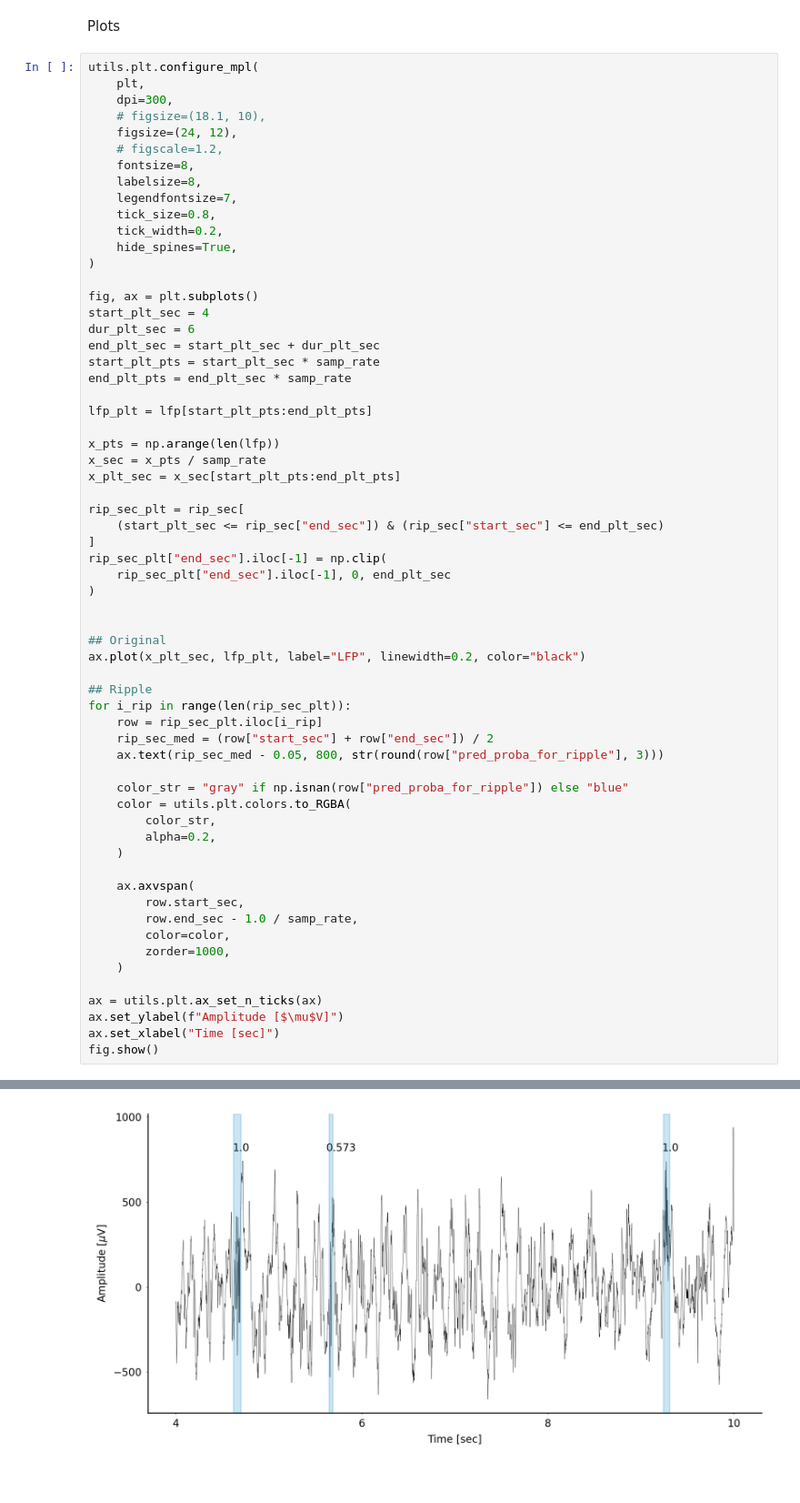
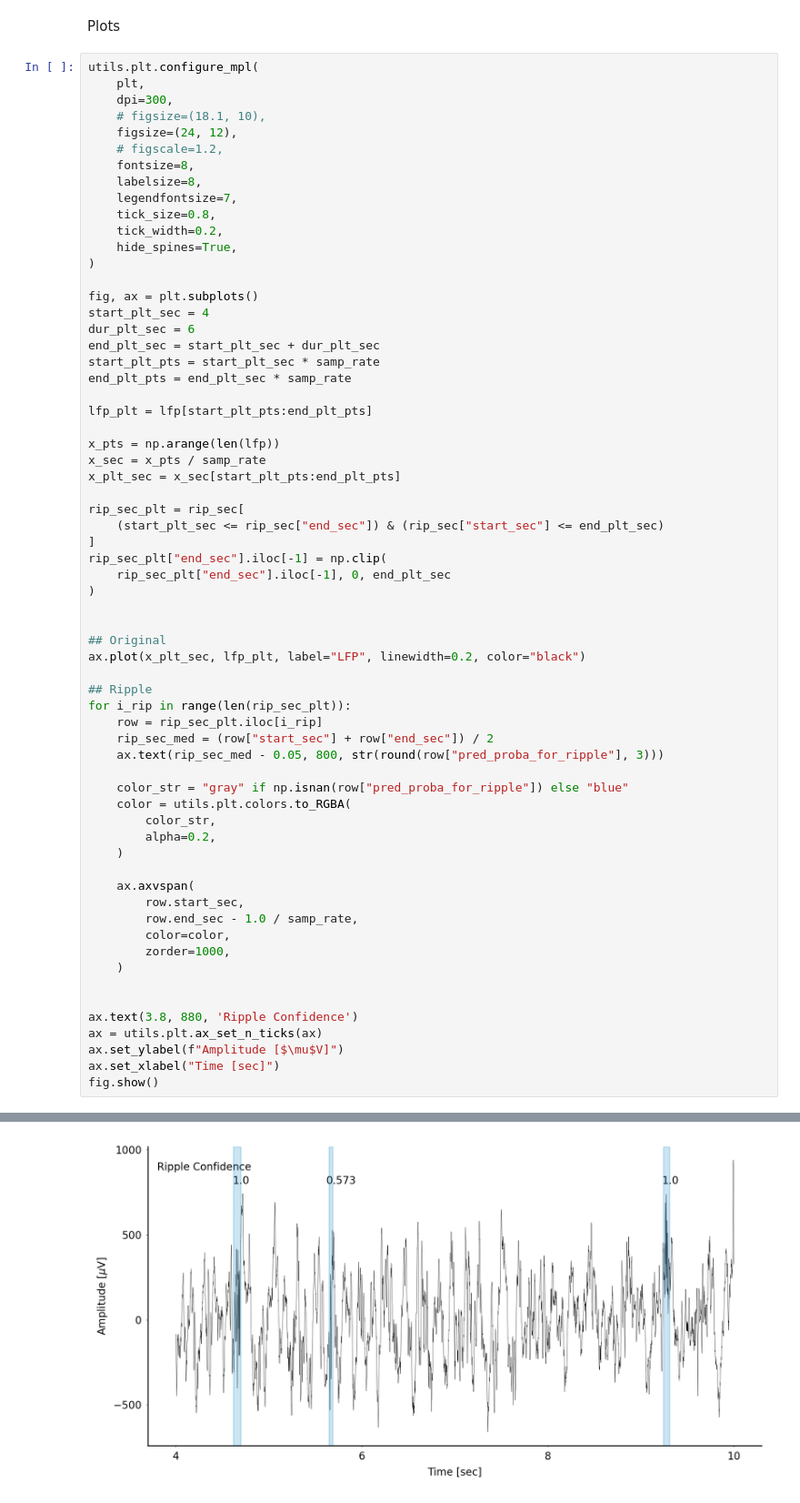
Before and after one commit to ywatanabe1989/towards-threshold-invariance-in-defining-hippocampal-ripples, a Jupyter notebook: Untitled1.ipynb, the cells around one changed output, grey strips where cells are left out. Shown: that part at 91% size. Saved outputs shown, nothing was run; the diff lists cells and outputs as text.

```diff
--- a/Untitled1.ipynb
+++ b/Untitled1.ipynb
@@ -201,31 +201,33 @@ ax.plot(x_plt_sec, lfp_plt, label="LFP", linewidth=0.2, color="black")
 ## Ripple
 for i_rip in range(len(rip_sec_plt)):
     row = rip_sec_plt.iloc[i_rip]
     rip_sec_med = (row["start_sec"] + row["end_sec"]) / 2
     ax.text(rip_sec_med - 0.05, 800, str(round(row["pred_proba_for_ripple"], 3)))
 
     color_str = "gray" if np.isnan(row["pred_proba_for_ripple"]) else "blue"
     color = utils.plt.colors.to_RGBA(
         color_str,
         alpha=0.2,
     )
 
     ax.axvspan(
         row.start_sec,
         row.end_sec - 1.0 / samp_rate,
         color=color,
         zorder=1000,
     )
 
+
+ax.text(3.8, 880, 'Ripple Confidence')
 ax = utils.plt.ax_set_n_ticks(ax)
 ax.set_ylabel(f"Amplitude [$\mu$V]")
 ax.set_xlabel("Time [sec]")
 fig.show()
 # %% [output]
 Matplotilb has been configured as follows:
 {'figure.dpi': 300, 'savefig.dpi': 300, 'figure.figsize': '(24.0, 12.0) [cm]', 'font.size': 8, 'axes.labelsize': 8, 'xtick.labelsize': 8, 'ytick.labelsize': 8, 'axes.titlesize': 8, 'legend.fontsize':  ...
 A value is trying to be set on a copy of a slice from a DataFrame
 
 See the caveats in the documentation: https://pandas.pydata.org/pandas-docs/stable/user_guide/indexing.html#returning-a-view-versus-a-copy
   self._setitem_single_block(indexer, value, name)
-[figure, old version]
+[figure, new version]
```
